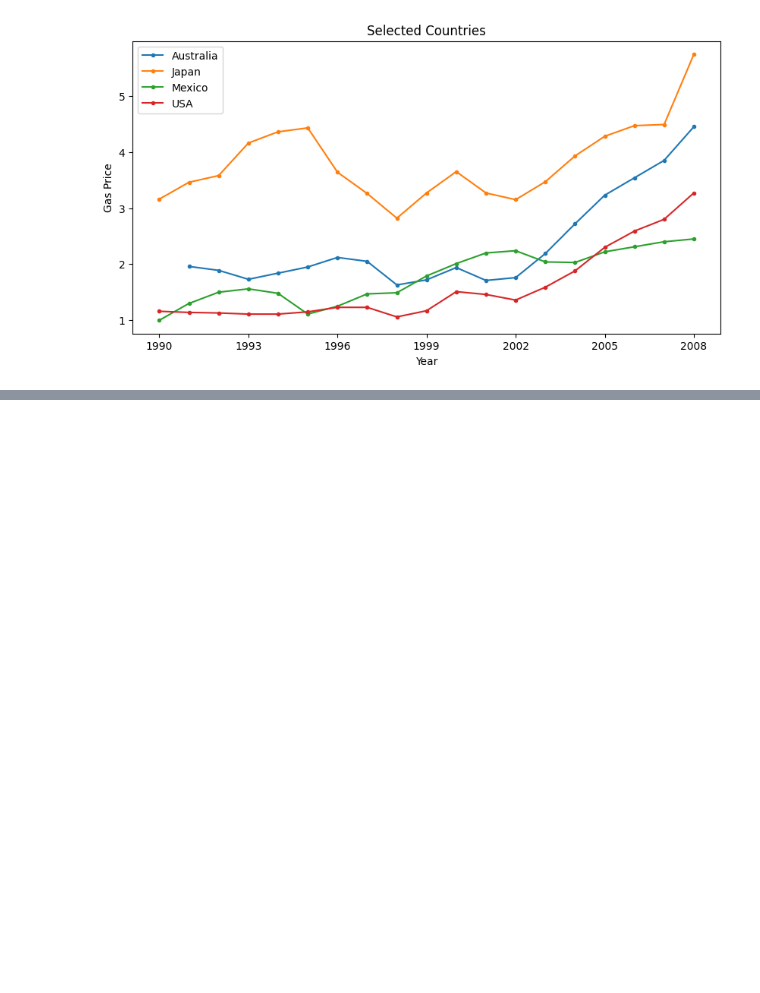
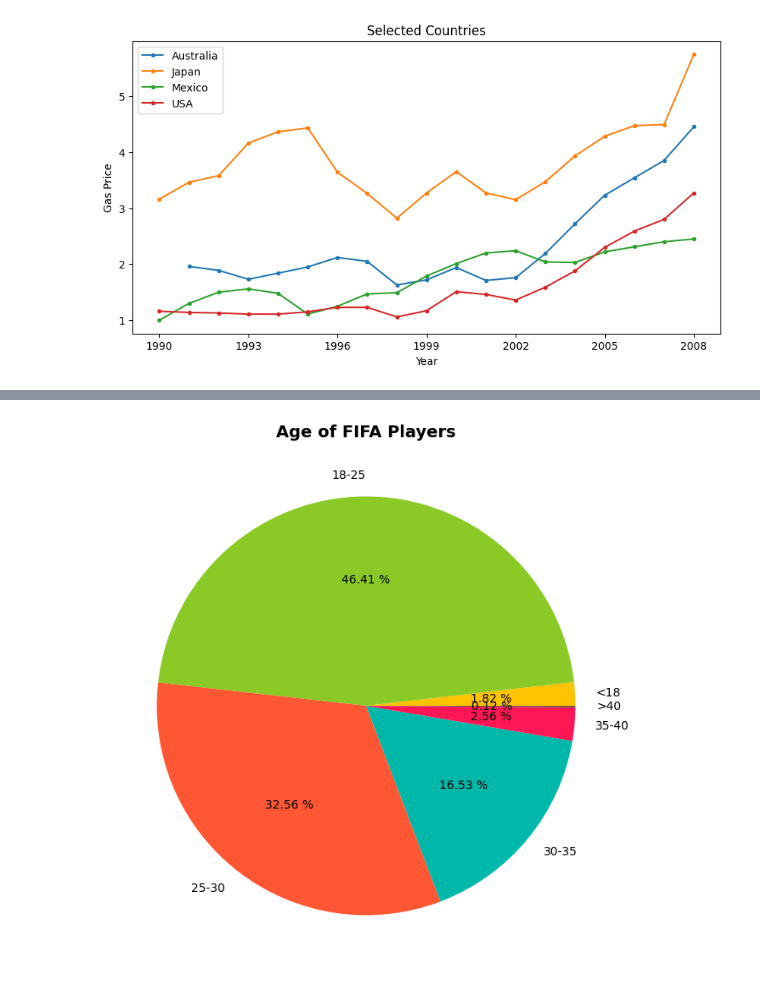
Before and after one commit to pxdonmanu/Python_Projects, a Jupyter notebook: matplotlib/project1_plt/plt1.ipynb, the cells around one changed output, grey strips where cells are left out. Cells and saved outputs as stored; diff of their text form; code cells hidden in the pictures; blank space fills up the shorter version.

```diff
--- a/matplotlib/project1_plt/plt1.ipynb
+++ b/matplotlib/project1_plt/plt1.ipynb
@@ -140,0 +198,26 @@ plt.show()
+# %%
+# Pie chart of player age
+less_than_18 = fifa.loc[fifa['Age']<18].count()[0]
+
+more_than_18 = fifa.loc[(fifa['Age'] >= 18) & (fifa['Age'] < 25)].count()[0]
+
+more_than_25 = fifa.loc[(fifa['Age'] >= 25) & (fifa['Age'] < 30)].count()[0]
+
+more_than_30 = fifa.loc[(fifa['Age'] >=30)&(fifa['Age'] < 35)].count()[0]
+
+more_than_35 = fifa.loc[(fifa['Age'] >= 35) & (fifa['Age'] < 40)].count()[0]
+
+more_than_40 = fifa.loc[fifa['Age'] >= 40].count()[0]
+
+labels=['<18','18-25','25-30','30-35','35-40','>40']
+colors=['#FFC300','#8AC926','#FF5733','#00B8A9','#FF1654','#6D4C41']
+
+plt.figure(figsize=(15,8))
+
+plt.pie([less_than_18, more_than_18, more_than_25, more_than_30, more_than_35, more_than_40], labels=labels, colors=colors, autopct='%.2f %%')
+
+plt.title('Age of FIFA Players', fontdict={'fontsize':14,'fontweight':'bold'})
+
+plt.show()
+# %% [output]
+[figure, added]
```
Also changed, not shown: parts of 6 cells of this notebook, 5 other files.
